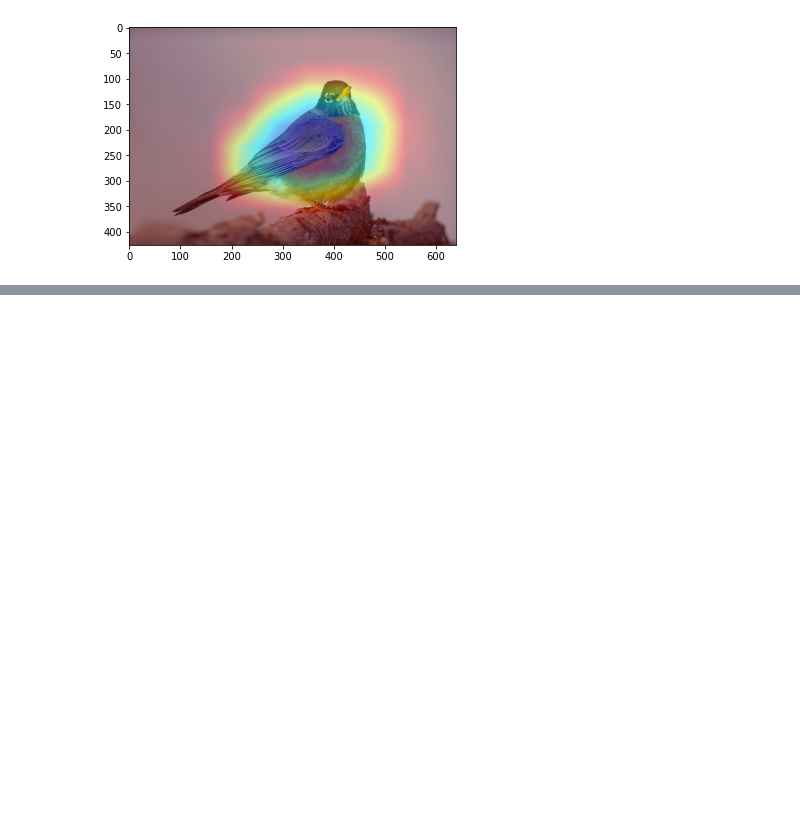
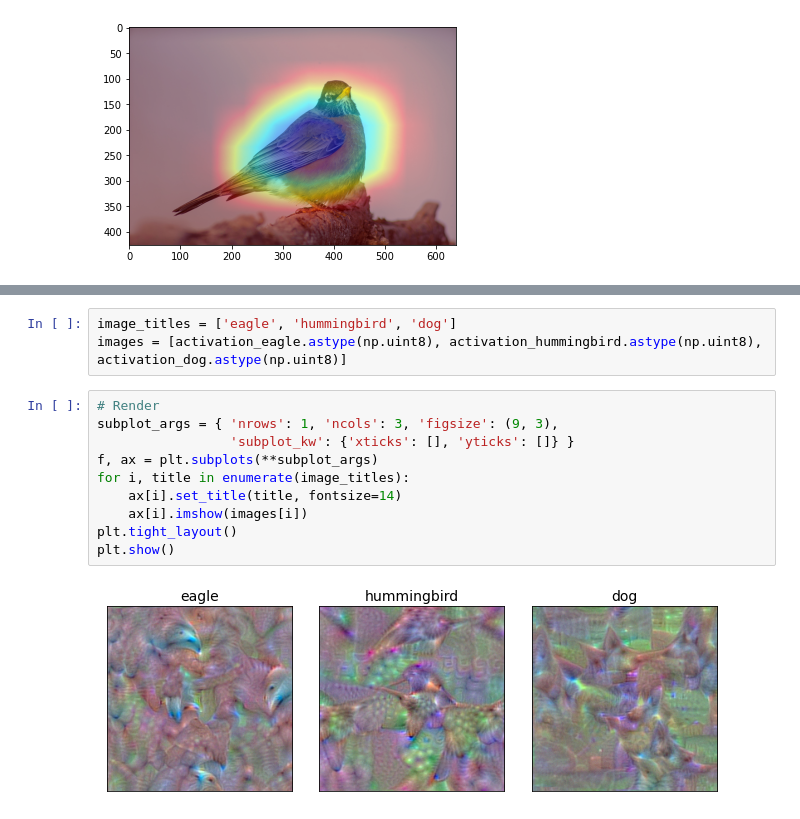
Before and after one commit to larryschirmer/art_style_transfer, a Jupyter notebook: visualize_filter_maximizations.ipynb, the cells around one changed output, grey strips where cells are left out. Cells and saved outputs as stored; diff of their text form; blank space fills up the shorter version.

```diff
--- a/visualize_filter_maximizations.ipynb
+++ b/visualize_filter_maximizations.ipynb
@@ -317,0 +382,15 @@ plt.imshow(xcpt_heatmap_full, alpha=0.4)
+# %%
+image_titles = ['eagle', 'hummingbird', 'dog']
+images = [activation_eagle.astype(np.uint8), activation_hummingbird.astype(np.uint8), activation_dog.astype(np.uint8)]
+# %%
+# Render
+subplot_args = { 'nrows': 1, 'ncols': 3, 'figsize': (9, 3),
+                 'subplot_kw': {'xticks': [], 'yticks': []} }
+f, ax = plt.subplots(**subplot_args)
+for i, title in enumerate(image_titles):
+    ax[i].set_title(title, fontsize=14)
+    ax[i].imshow(images[i])
+plt.tight_layout()
+plt.show()
+# %% [output]
+[figure, added]
```
Also changed, not shown: parts of 15 cells of this notebook.
